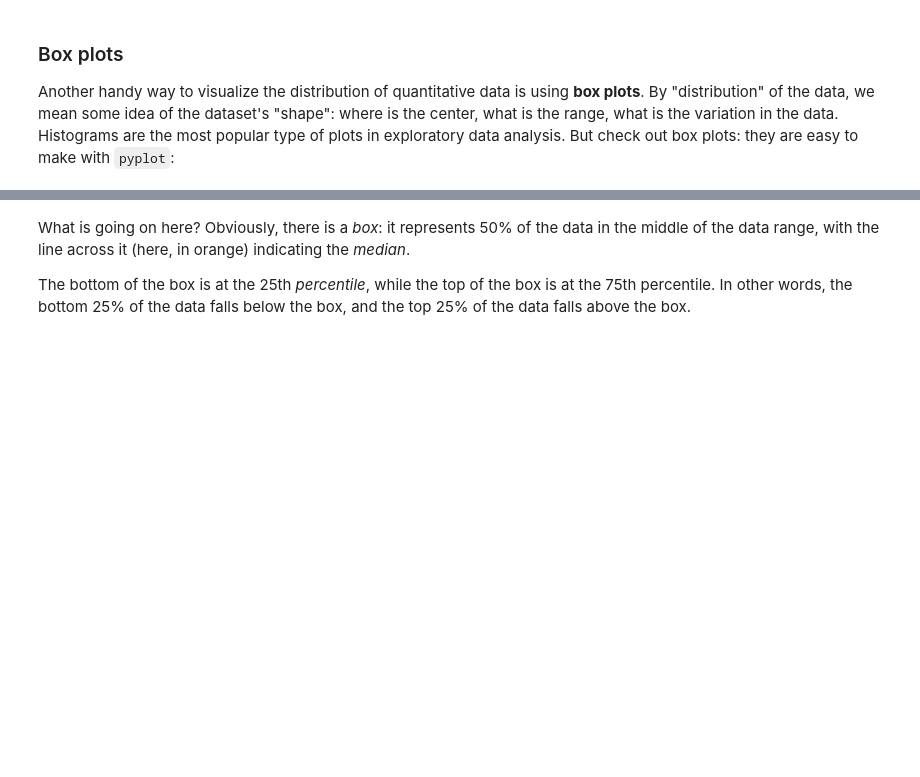
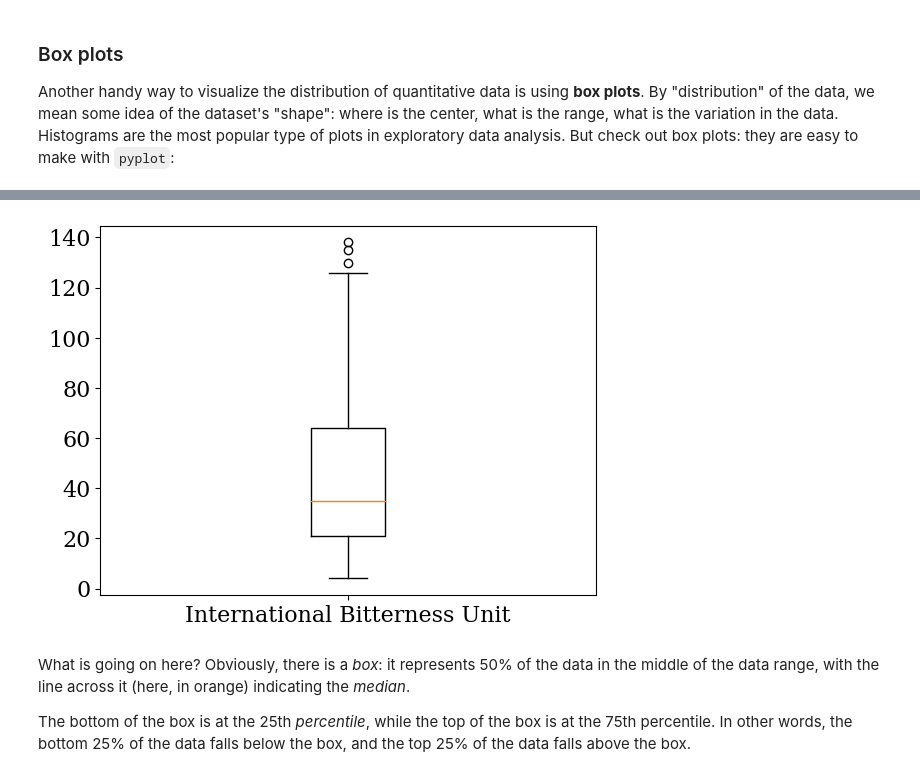
Before and after one commit to nikitgoku/uni_labWork, a Jupyter notebook: nikit_QMwithAI_labWork/Lab_2b.ipynb, the cells around one changed output, grey strips where cells are left out. Cells and saved outputs as stored; diff of their text form; code cells hidden in the pictures; blank space fills up the shorter version.

```diff
--- a/nikit_QMwithAI_labWork/Lab_2b.ipynb
+++ b/nikit_QMwithAI_labWork/Lab_2b.ipynb
@@ -40,7 +40,10 @@ beers = pandas.read_csv("beers.csv")
 If you downloaded the full set of lesson files from our public repository, you can find the file in the `/data` folder, and you can load it with the full path:
 # %%
 # Load the beers data set using pandas, and assign it to a dataframe
-beers = pandas.read_csv("../data/beers.csv")
+from urllib.request import urlretrieve
+URL = 'http://go.gwu.edu/engcomp2data1'
+urlretrieve(URL, 'beers.csv')
+beers = pd.read_csv("beers.csv")
 # %% [markdown]
 ##### Note:
 
@@ -175,5 +230,7 @@ pyplot.boxplot(abv, labels=['Alcohol by volume']);
 # %%
-pyplot.boxplot(ibu, labels=['International bitterness unit']);
+pyplot.boxplot(ibu, labels=['International Bitterness Unit']);
+# %% [output]
+[figure, added]
 # %% [markdown]
 What is going on here? Obviously, there is a _box_: it represents 50% of the data in the middle of the data range, with the line across it (here, in orange) indicating the _median_.
 
```
Also changed, not shown: parts of 35 cells of this notebook, 2 other files.
